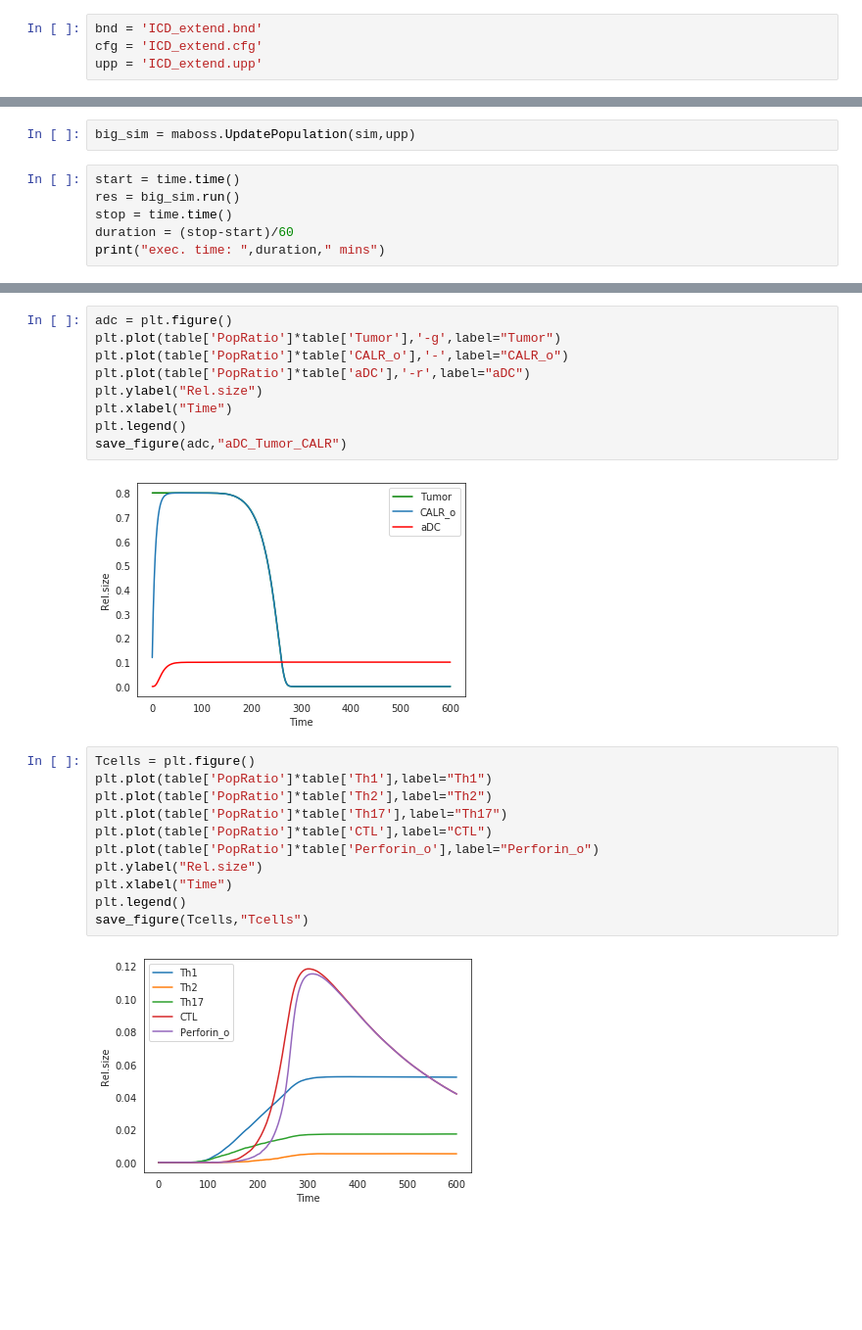
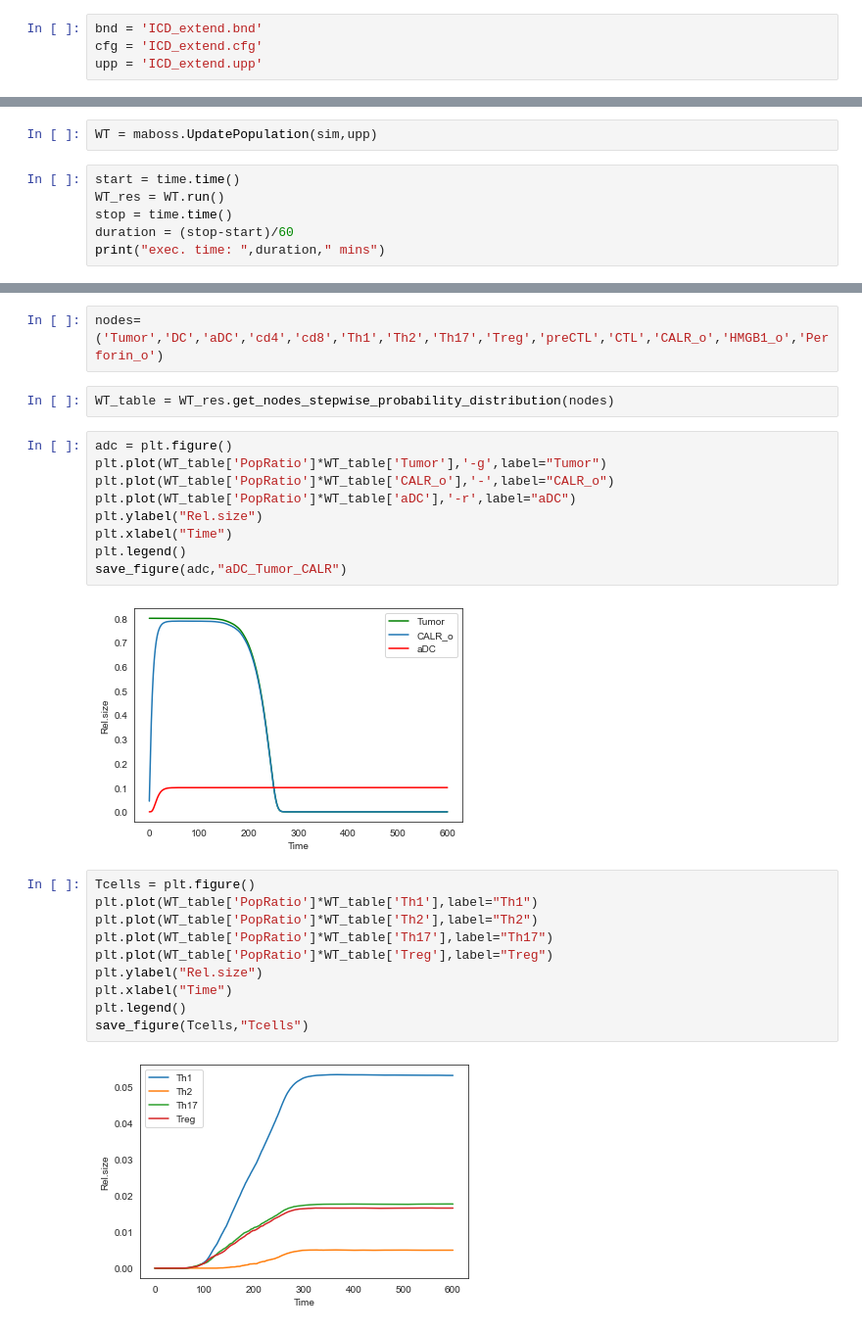
Before and after one commit to sysbio-curie/ICD, a Jupyter notebook: ICD_extend.ipynb, the cells around one changed output, grey strips where cells are left out. Shown at 98% size. Saved outputs shown, nothing was run; the diff lists cells and outputs as text; blank space fills up the shorter version.

```diff
--- a/ICD_extend.ipynb
+++ b/ICD_extend.ipynb
@@ -12,8 +38,8 @@ sim = maboss.load(bnd,cfg)
 # %%
-big_sim = maboss.UpdatePopulation(sim,upp)
+WT = maboss.UpdatePopulation(sim,upp)
 # %%
 start = time.time()
-res = big_sim.run()
+WT_res = WT.run()
 stop = time.time()
 duration = (stop-start)/60
 print("exec. time: ",duration," mins")
@@ -31,26 +48,29 @@ def save_figure(figure, title):
+# %%
+nodes=('Tumor','DC','aDC','cd4','cd8','Th1','Th2','Th17','Treg','preCTL','CTL','CALR_o','HMGB1_o','Perforin_o')
+# %%
+WT_table = WT_res.get_nodes_stepwise_probability_distribution(nodes)
 # %%
 adc = plt.figure()
-plt.plot(table['PopRatio']*table['Tumor'],'-g',label="Tumor")
-plt.plot(table['PopRatio']*table['CALR_o'],'-',label="CALR_o")
-plt.plot(table['PopRatio']*table['aDC'],'-r',label="aDC")
+plt.plot(WT_table['PopRatio']*WT_table['Tumor'],'-g',label="Tumor")
+plt.plot(WT_table['PopRatio']*WT_table['CALR_o'],'-',label="CALR_o")
+plt.plot(WT_table['PopRatio']*WT_table['aDC'],'-r',label="aDC")
 plt.ylabel("Rel.size")
 plt.xlabel("Time")
 plt.legend()
 save_figure(adc,"aDC_Tumor_CALR")
 # %% [output]
-[figure, old version]
+[figure, new version]
 # %%
 Tcells = plt.figure()
-plt.plot(table['PopRatio']*table['Th1'],label="Th1")
-plt.plot(table['PopRatio']*table['Th2'],label="Th2")
-plt.plot(table['PopRatio']*table['Th17'],label="Th17")
-plt.plot(table['PopRatio']*table['CTL'],label="CTL")
-plt.plot(table['PopRatio']*table['Perforin_o'],label="Perforin_o")
+plt.plot(WT_table['PopRatio']*WT_table['Th1'],label="Th1")
+plt.plot(WT_table['PopRatio']*WT_table['Th2'],label="Th2")
+plt.plot(WT_table['PopRatio']*WT_table['Th17'],label="Th17")
+plt.plot(WT_table['PopRatio']*WT_table['Treg'],label="Treg")
 plt.ylabel("Rel.size")
 plt.xlabel("Time")
 plt.legend()
 save_figure(Tcells,"Tcells")
 # %% [output]
-[figure, old version]
+[figure, new version]
 # %%
 NTcells = plt.figure()
```
Also changed, not shown: parts of 33 cells of this notebook, 3 other files.
